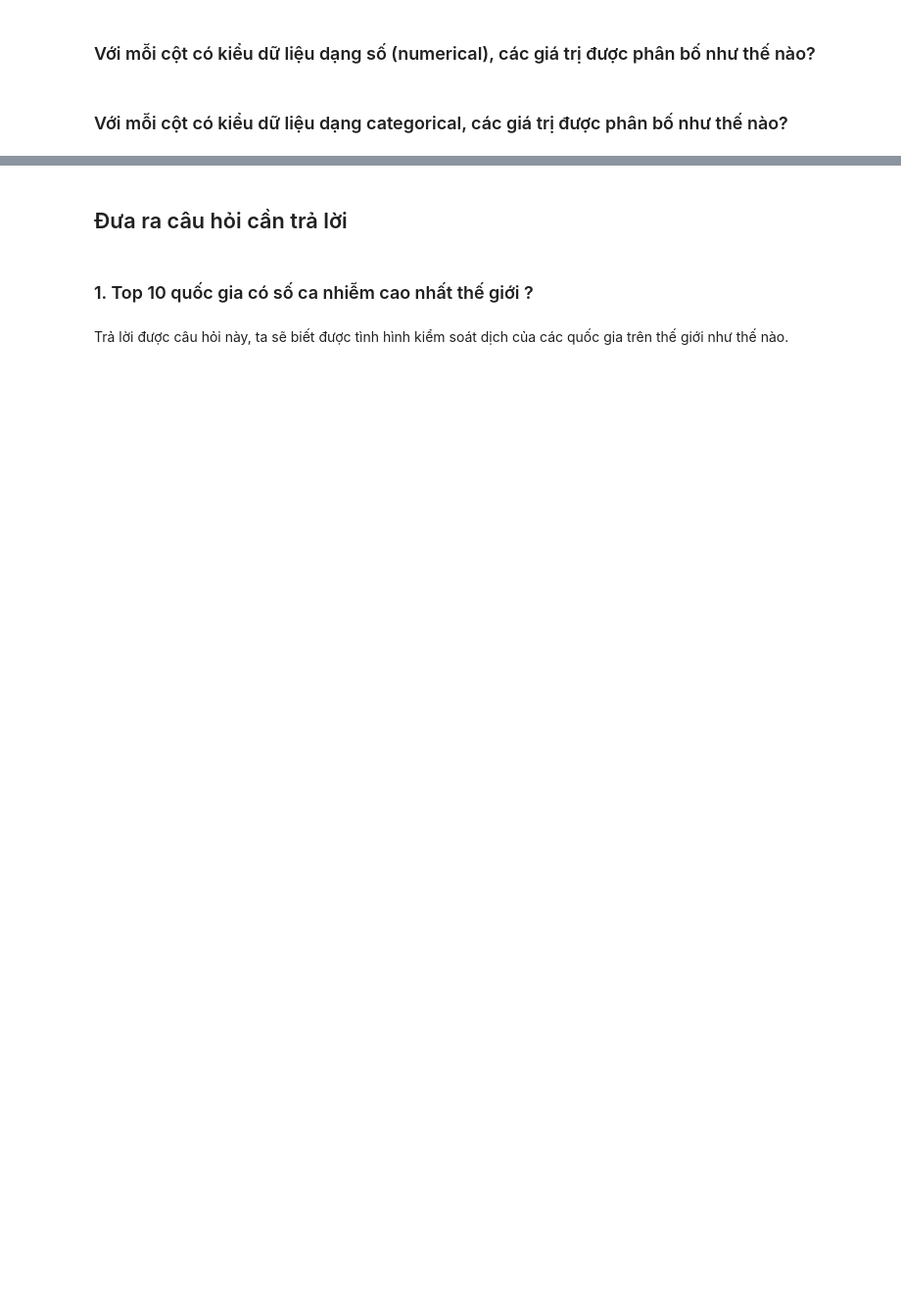
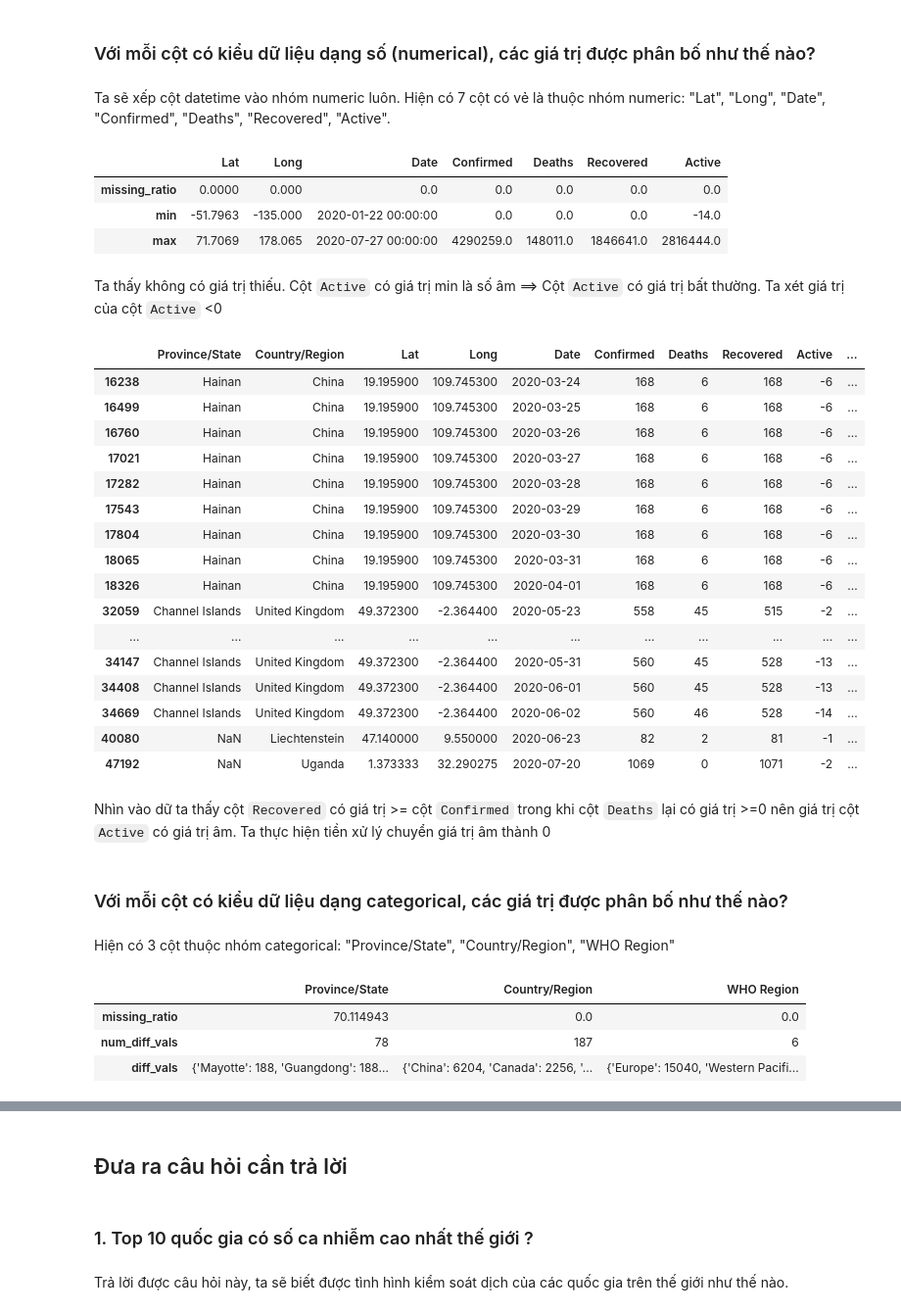
Before and after one commit to thanhtruong1712/DACK_LTKHDL, a Jupyter notebook: FinalProject.ipynb, the cells around one changed output, grey strips where cells are left out. Shown: that part at 98% size. Drawn from its saved outputs; the diff is of its cells as text; code cells hidden in the pictures; blank space fills up the shorter version.

```diff
--- a/FinalProject.ipynb
+++ b/FinalProject.ipynb
@@ -53,2 +108,39 @@ Dữ liệu có 49068 dòng và 10 cột
 # %% [markdown]
 ### Với mỗi cột có kiểu dữ liệu dạng số (numerical), các giá trị được phân bố như thế nào?
+# %% [markdown]
+Ta sẽ xếp cột datetime vào nhóm numeric luôn. Hiện có 7 cột có vẻ là thuộc nhóm numeric: "Lat", "Long", "Date", "Confirmed", "Deaths", "Recovered", "Active".
+# %%
+nume_df = df[["Lat", "Long", "Date", "Confirmed", "Deaths", "Recovered", "Active"]]
+def missing_ratio(s):
+    return s.isna().mean() * 100
+nume_col_profiles_df = nume_df.agg([missing_ratio, min, max])
+nume_col_profiles_df
+# %% [output]
+|  | Lat | Long | Date | Confirmed | Deaths | Recovered | Active |
+| missing_ratio | 0.0000 | 0.000 | 0.0 | 0.0 | 0.0 | 0.0 | 0.0 |
+| min | -51.7963 | -135.000 | 2020-01-22 00:00:00 | 0.0 | 0.0 | 0.0 | -14.0 |
+| max | 71.7069 | 178.065 | 2020-07-27 00:00:00 | 4290259.0 | 148011.0 | 1846641.0 | 2816444.0 |
+# %% [markdown]
+Ta thấy không có giá trị thiếu. Cột `Active` có giá trị min là số âm ==> Cột `Active` có giá trị bất thường. Ta xét giá trị của cột `Active` <0
+# %%
+df[df['Active']<0]
+# %% [output]
+|  | Province/State | Country/Region | Lat | Long | Date | Confirmed | Deaths | Recovered | Active | ... |
+| 16238 | Hainan | China | 19.195900 | 109.745300 | 2020-03-24 | 168 | 6 | 168 | -6 | ... |
+| 16499 | Hainan | China | 19.195900 | 109.745300 | 2020-03-25 | 168 | 6 | 168 | -6 | ... |
+| 16760 | Hainan | China | 19.195900 | 109.745300 | 2020-03-26 | 168 | 6 | 168 | -6 | ... |
+| 17021 | Hainan | China | 19.195900 | 109.745300 | 2020-03-27 | 168 | 6 | 168 | -6 | ... |
+| 17282 | Hainan | China | 19.195900 | 109.745300 | 2020-03-28 | 168 | 6 | 168 | -6 | ... |
+| 17543 | Hainan | China | 19.195900 | 109.745300 | 2020-03-29 | 168 | 6 | 168 | -6 | ... |
+| 17804 | Hainan | China | 19.195900 | 109.745300 | 2020-03-30 | 168 | 6 | 168 | -6 | ... |
+| 18065 | Hainan | China | 19.195900 | 109.745300 | 2020-03-31 | 168 | 6 | 168 | -6 | ... |
+| 18326 | Hainan | China | 19.195900 | 109.745300 | 2020-04-01 | 168 | 6 | 168 | -6 | ... |
+| 32059 | Channel Islands | United Kingdom | 49.372300 | -2.364400 | 2020-05-23 | 558 | 45 | 515 | -2 | ... |
+| ... | ... | ... | ... | ... | ... | ... | ... | ... | ... | ... |
+| 34147 | Channel Islands | United Kingdom | 49.372300 | -2.364400 | 2020-05-31 | 560 | 45 | 528 | -13 | ... |
+| 34408 | Channel Islands | United Kingdom | 49.372300 | -2.364400 | 2020-06-01 | 560 | 45 | 528 | -13 | ... |
+| 34669 | Channel Islands | United Kingdom | 49.372300 | -2.364400 | 2020-06-02 | 560 | 46 | 528 | -14 | ... |
+| 40080 | NaN | Liechtenstein | 47.140000 | 9.550000 | 2020-06-23 | 82 | 2 | 81 | -1 | ... |
+| 47192 | NaN | Uganda | 1.373333 | 32.290275 | 2020-07-20 | 1069 | 0 | 1071 | -2 | ... |
+# %% [markdown]
+Nhìn vào dữ ta thấy cột `Recovered` có giá trị >= cột `Confirmed` trong khi cột `Deaths` lại có giá trị >=0 nên giá trị cột `Active` có giá trị âm. Ta thực hiện tiền xử lý chuyển giá trị âm thành 0
@@ -55,2 +149,17 @@ Dữ liệu có 49068 dòng và 10 cột
 # %% [markdown]
 ### Với mỗi cột có kiểu dữ liệu dạng categorical, các giá trị được phân bố như thế nào?
+# %% [markdown]
+Hiện có 3 cột thuộc nhóm categorical: "Province/State", "Country/Region", "WHO Region"
+# %%
+cate_df= df[["Province/State", "Country/Region", "WHO Region"]]
+def num_diff_vals(s):
+    return s.drop_duplicates().count()
+def diff_vals(s):
+    return dict(s.value_counts())
+cate_col_profiles_df = cate_df.agg([missing_ratio,num_diff_vals,diff_vals])
+cate_col_profiles_df
+# %% [output]
+|  | Province/State | Country/Region | WHO Region |
+| missing_ratio | 70.114943 | 0.0 | 0.0 |
+| num_diff_vals | 78 | 187 | 6 |
+| diff_vals | {'Mayotte': 188, 'Guangdong': 188... | {'China': 6204, 'Canada': 2256, '... | {'Europe': 15040, 'Western Pacifi... |
```
Also changed, not shown: parts of 31 cells of this notebook.
